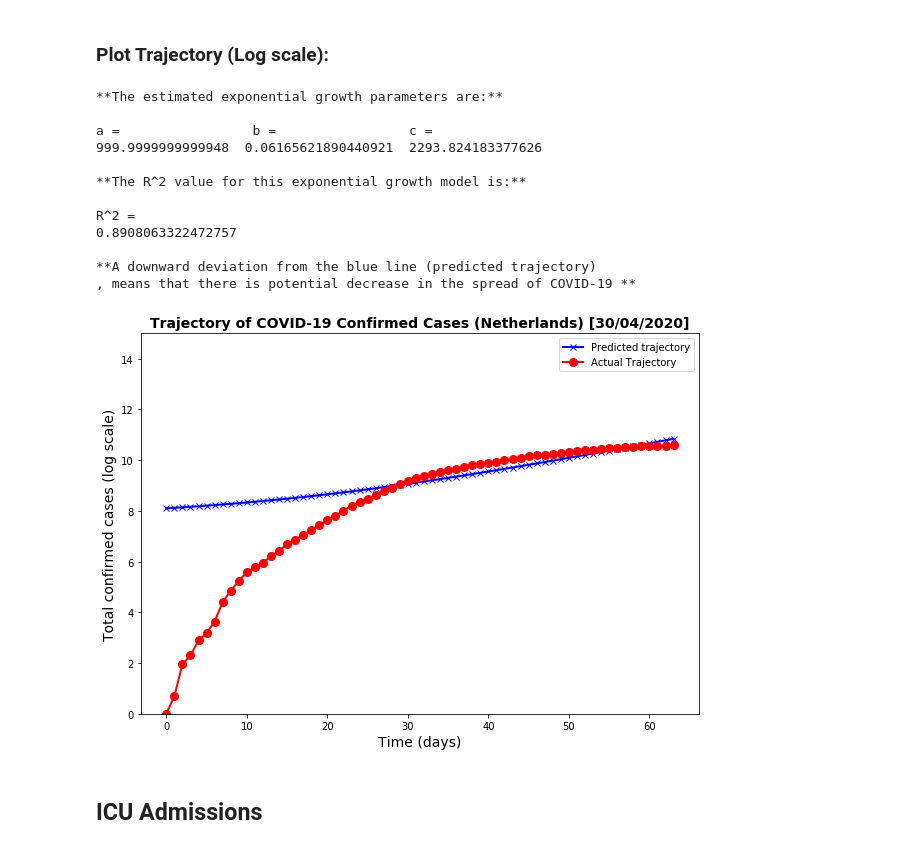
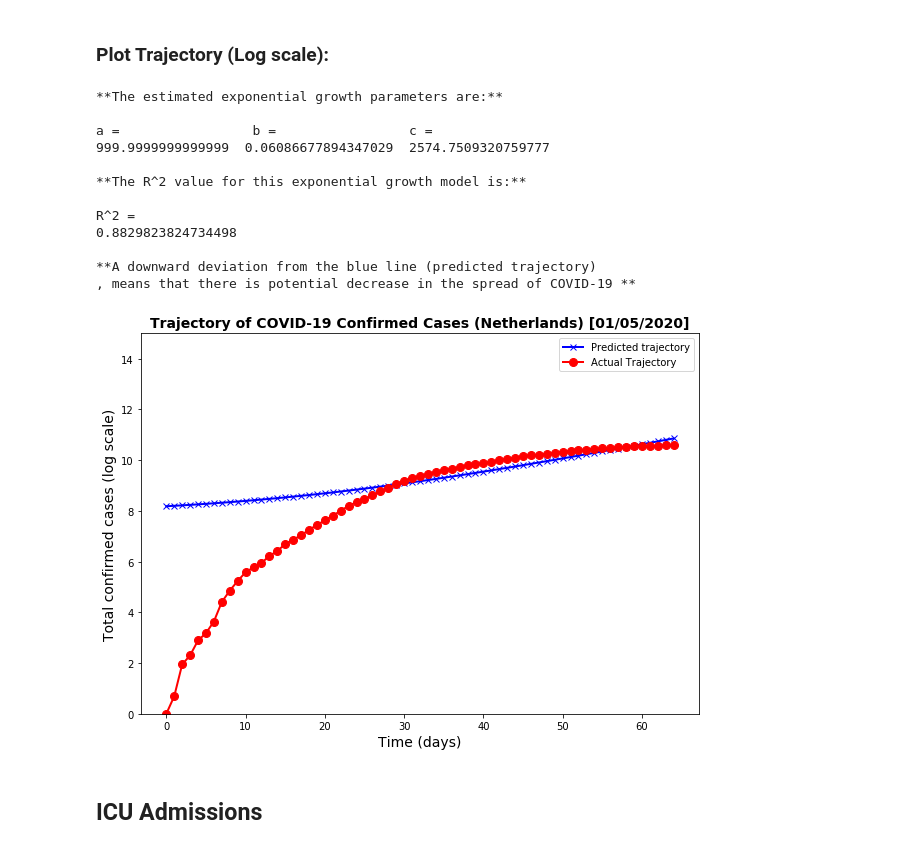
Before and after one commit to jiehaocao/BEP-SBMD-COVID19, a Jupyter notebook: notebook/logistic_growth_verhulst.ipynb, the cells around one changed output. Drawn from its saved outputs; the diff is of its cells as text; code cells hidden in the pictures.

```diff
--- a/notebook/logistic_growth_verhulst.ipynb
+++ b/notebook/logistic_growth_verhulst.ipynb
@@ -565,37 +563,37 @@ plt.figure(figsize=(10,7))
 
 
 plt.plot(x, np.log(exp_pred(x)),'-x',lw=2, c='blue')
 plt.plot(x, np.log(y),'-o',lw=2, c='red', ms=8)
 
 
 plt.legend(['Predicted trajectory', 'Actual Trajectory'])
 plt.ylim([0, 15])
 
 # arrow = {'facecolor':'black', 'width':2, 'shrink':0.05}
 # plt.annotate("TDQ announced", xy=(8, 2.0 ), xytext=(8, 0.5), arrowprops=arrow)
 # plt.annotate("Effect taking place", xy=(15, 3.5 ), xytext=(15, 2.0 ), arrowprops=arrow)
 
-plt.title("Trajectory of COVID-19 Confirmed Cases (Netherlands) [30/04/2020]", Fontsize = 14, weight='bold')
+plt.title("Trajectory of COVID-19 Confirmed Cases (Netherlands) [01/05/2020]", Fontsize = 14, weight='bold')
 plt.xlabel("Time (days)", Fontsize = 14)
 plt.ylabel("Total confirmed cases (log scale)", Fontsize = 14);
 
 
 
 prt_results_exp()  # Uncomment for statistics
 # %% [output]
 **The estimated exponential growth parameters are:**
 
 a =                 b =                 c =
-999.9999999999948  0.06165621890440921  2293.824183377626
+999.9999999999999  0.06086677894347029  2574.7509320759777
 
 **The R^2 value for this exponential growth model is:**
 
 R^2 =
-0.8908063322472757
+0.8829823824734498
 
 **A downward deviation from the blue line (predicted trajectory)
 , means that there is potential decrease in the spread of COVID-19 **
-[figure, old version]
+[figure, new version]
 # %% [markdown]
 ## ICU Admissions
 # %%
```
Also changed, not shown: parts of 6 cells of this notebook.
